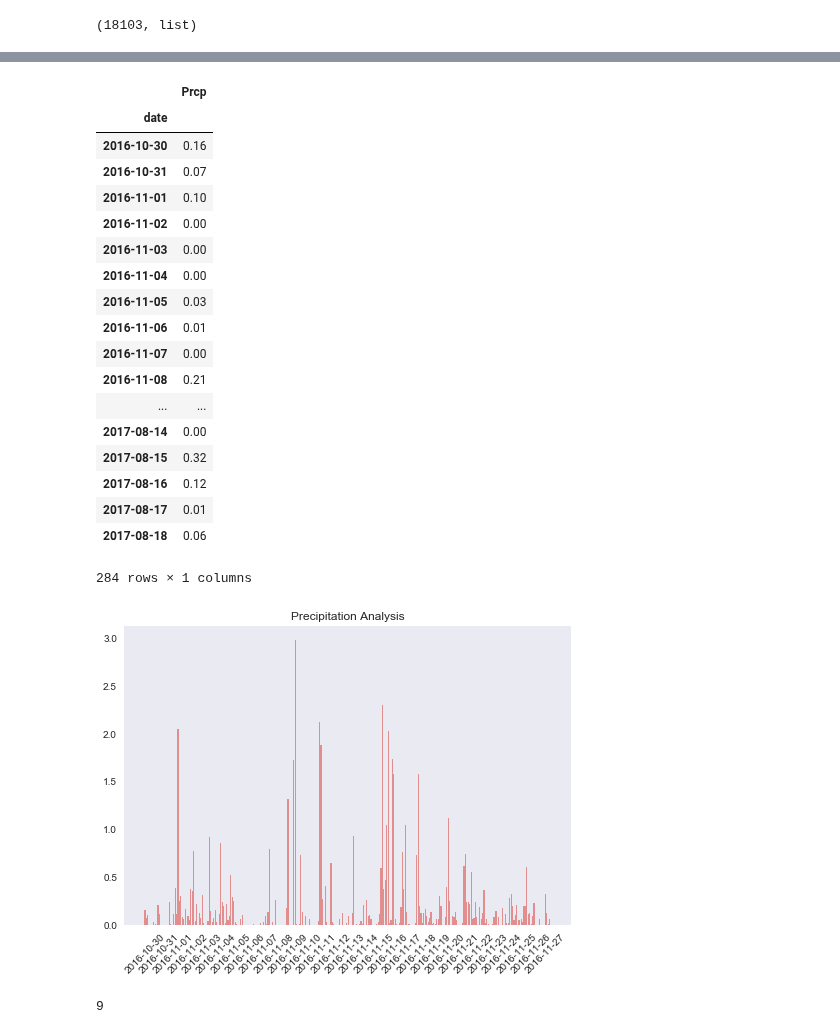
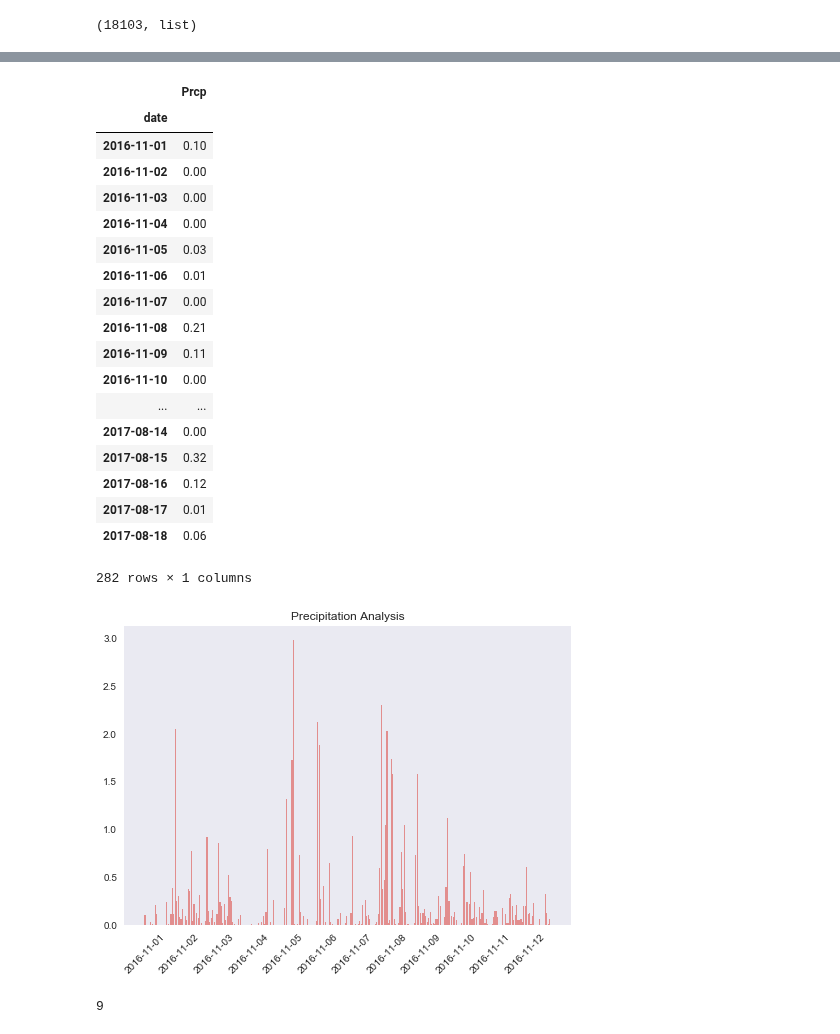
Before and after one commit to EmilySakata/climate_analysis, a Jupyter notebook: climate_analysis.ipynb, the cells around one changed output, grey strips where cells are left out. Saved outputs shown, nothing was run; the diff lists cells and outputs as text; code cells hidden in the pictures.

Commit message:
updated bar chart x ticker count

```diff
--- a/climate_analysis.ipynb
+++ b/climate_analysis.ipynb
@@ -70,13 +71,11 @@ percipitation
 # Load the query results into a Pandas DataFrame and set the index to the date column.
 
 label = ["date", "Prcp"]
-precipitation = pd.DataFrame.from_records(result,columns = label).set_index('date', drop=True)
+precipitation = pd.DataFrame.from_records(percipitation,columns = label).set_index('date', drop=True)
 precipitation
 # %% [output]
 |  | Prcp |
 | date |  |
-| 2016-10-30 | 0.16 |
-| 2016-10-31 | 0.07 |
 | 2016-11-01 | 0.10 |
 | 2016-11-02 | 0.00 |
 | 2016-11-03 | 0.00 |
@@ -85,39 +84,44 @@ precipitation
 | 2016-11-06 | 0.01 |
 | 2016-11-07 | 0.00 |
 | 2016-11-08 | 0.21 |
+| 2016-11-09 | 0.11 |
+| 2016-11-10 | 0.00 |
 | ... | ... |
 | 2017-08-14 | 0.00 |
 | 2017-08-15 | 0.32 |
 | 2017-08-16 | 0.12 |
 | 2017-08-17 | 0.01 |
 | 2017-08-18 | 0.06 |
-284 rows × 1 columns
+282 rows × 1 columns
 # %%
 # Plot the results using the DataFrame plot method.
 
 import matplotlib.pyplot as plt
 import seaborn as sns
 import numpy as np
 
 colors = ["LightCoral", "LightSkyBlue", "Gold"]
 sns.set_palette(colors,3,0.75)
 
 
 value={"Prcp":precipitation["Prcp"]}
 x = range(len(precipitation.index.values))
 y = precipitation["Prcp"]
 plt.bar(x, y ,align = "center")
 labels = precipitation.index.values
 plt.xticks(range(len(precipitation.index.values)), labels, rotation=45)
 plt.title("Precipitation Analysis")
 #you can change the nbins to whatever number and it will change the ticks
+
+plt.locator_params(nbins=12, axis= "x")
+
 plt.grid()
-plt.locator_params(nbins=30, axis= "x")
+
 
 
 plt.show()
 # %% [output]
-[figure, old version]
+[figure, new version]
 # %%
 # station analysis
 
```
Also changed, not shown: parts of 16 cells of this notebook.
